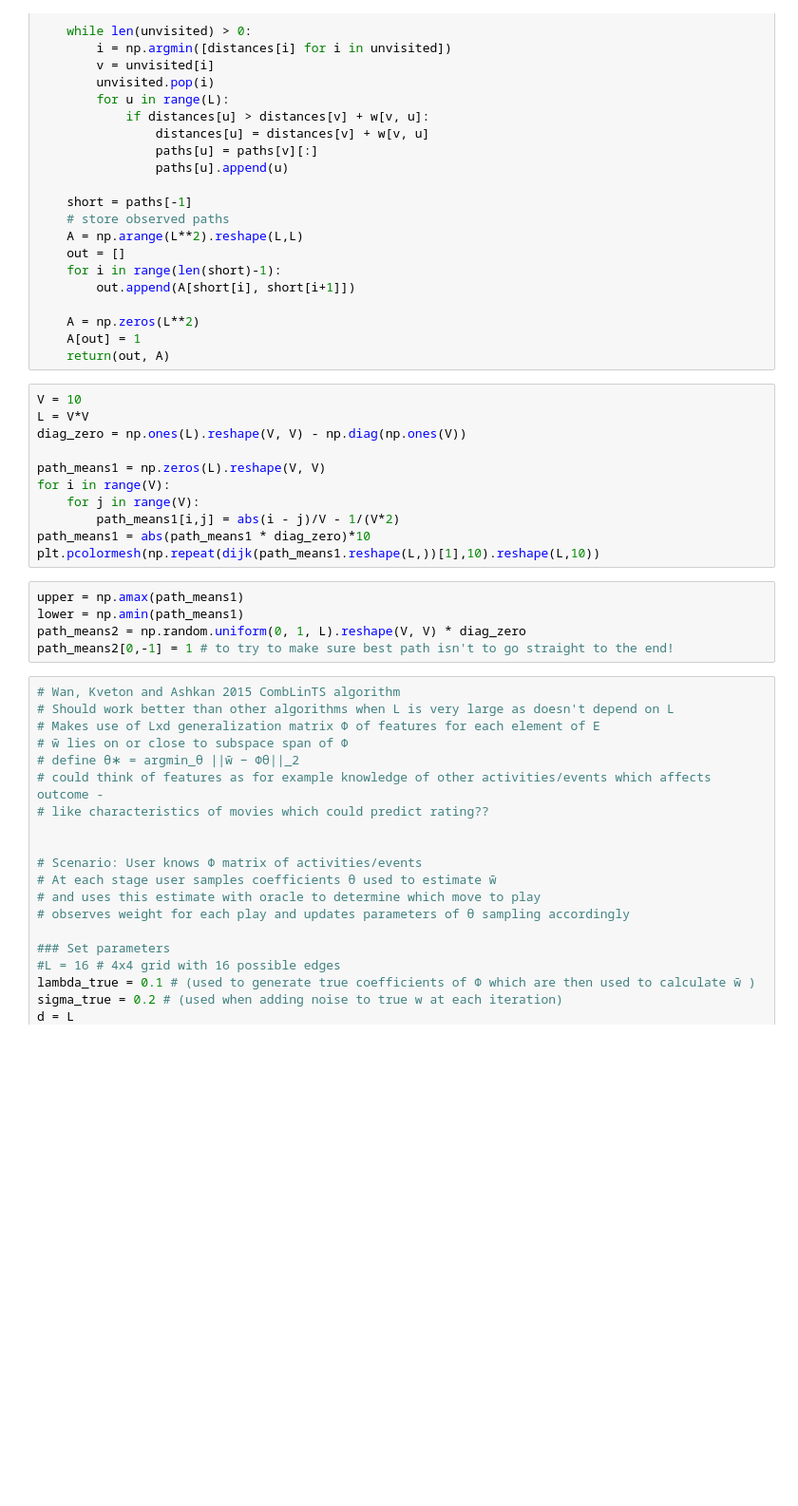
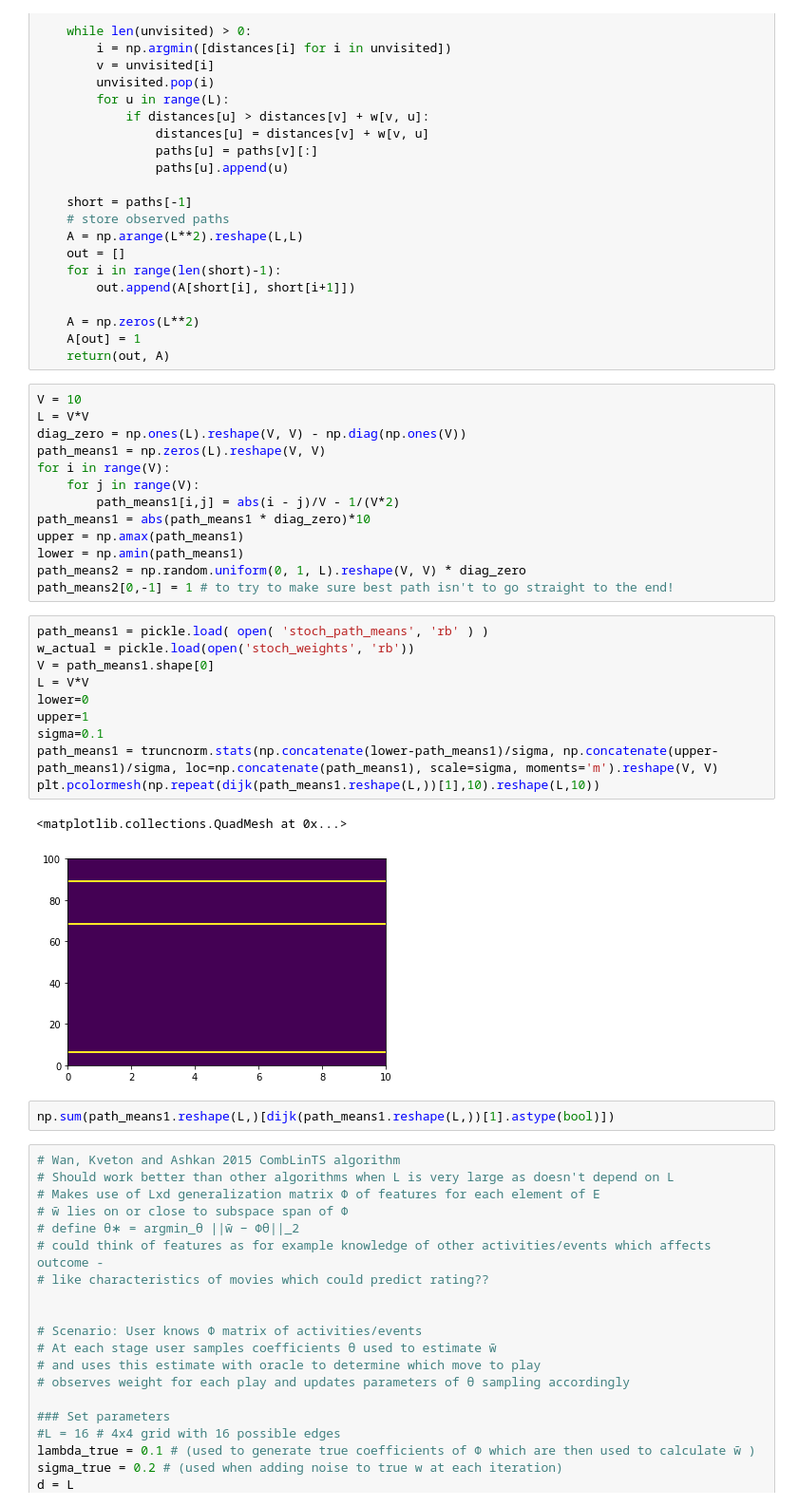
Before and after one commit to alohia/combandits, a Jupyter notebook: CombLinTS_shortest_path.ipynb, the cells around one changed output. Shown at 95% size. Saved outputs shown, nothing was run; the diff lists cells and outputs as text; blank space fills up the shorter version.

```diff
--- a/CombLinTS_shortest_path.ipynb
+++ b/CombLinTS_shortest_path.ipynb
@@ -44,18 +46,30 @@ def dijk(w):
 V = 10
 L = V*V
 diag_zero = np.ones(L).reshape(V, V) - np.diag(np.ones(V))
-
 path_means1 = np.zeros(L).reshape(V, V)
 for i in range(V):
     for j in range(V):
         path_means1[i,j] = abs(i - j)/V - 1/(V*2)
 path_means1 = abs(path_means1 * diag_zero)*10
-plt.pcolormesh(np.repeat(dijk(path_means1.reshape(L,))[1],10).reshape(L,10))
+upper = np.amax(path_means1)
+lower = np.amin(path_means1)
+path_means2 = np.random.uniform(0, 1, L).reshape(V, V) * diag_zero
+path_means2[0,-1] = 1 # to try to make sure best path isn't to go straight to the end!
-# %%
-upper = np.amax(path_means1)
-lower = np.amin(path_means1)
-path_means2 = np.random.uniform(0, 1, L).reshape(V, V) * diag_zero
-path_means2[0,-1] = 1 # to try to make sure best path isn't to go straight to the end!
+# %%
+path_means1 = pickle.load( open( 'stoch_path_means', 'rb' ) )
+w_actual = pickle.load(open('stoch_weights', 'rb'))
+V = path_means1.shape[0]
+L = V*V
+lower=0
+upper=1
+sigma=0.1
+path_means1 = truncnorm.stats(np.concatenate(lower-path_means1)/sigma, np.concatenate(upper-path_means1)/sigma, loc=np.concatenate(path_means1), scale=sigma, moments='m').reshape(V, V)
+plt.pcolormesh(np.repeat(dijk(path_means1.reshape(L,))[1],10).reshape(L,10))
+# %% [output]
+<matplotlib.collections.QuadMesh at 0x...>
+[figure, added]
+# %%
+np.sum(path_means1.reshape(L,)[dijk(path_means1.reshape(L,))[1].astype(bool)])
 # %%
 # Wan, Kveton and Ashkan 2015 CombLinTS algorithm
 # Should work better than other algorithms when L is very large as doesn't depend on L
```
Also changed, not shown: parts of 9 cells of this notebook, 1 other file.
